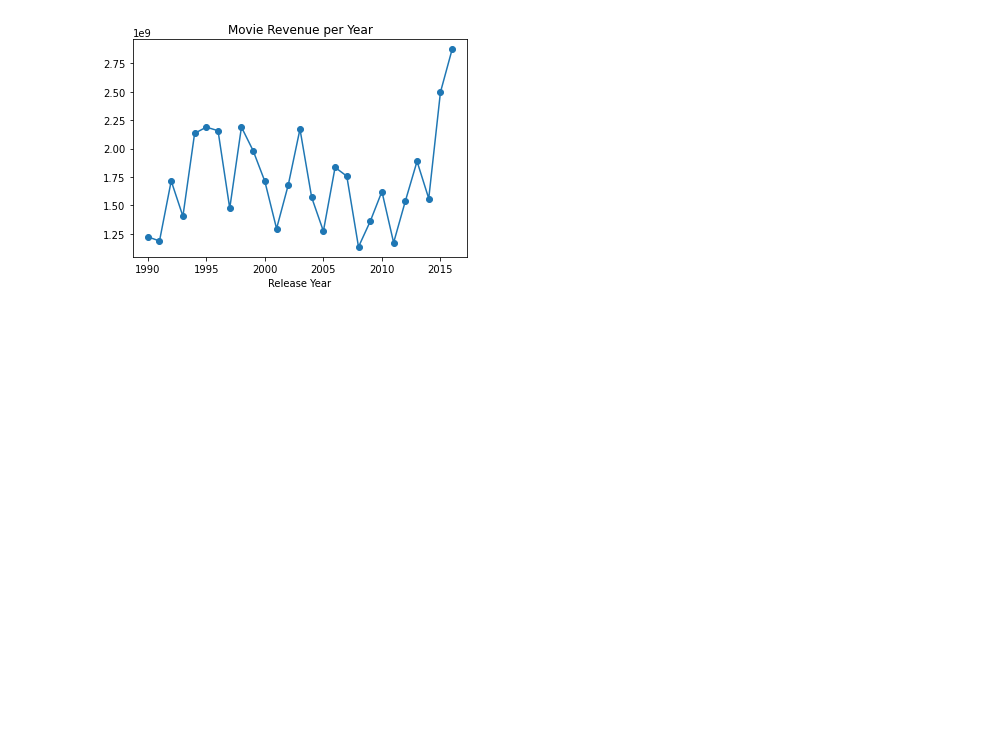
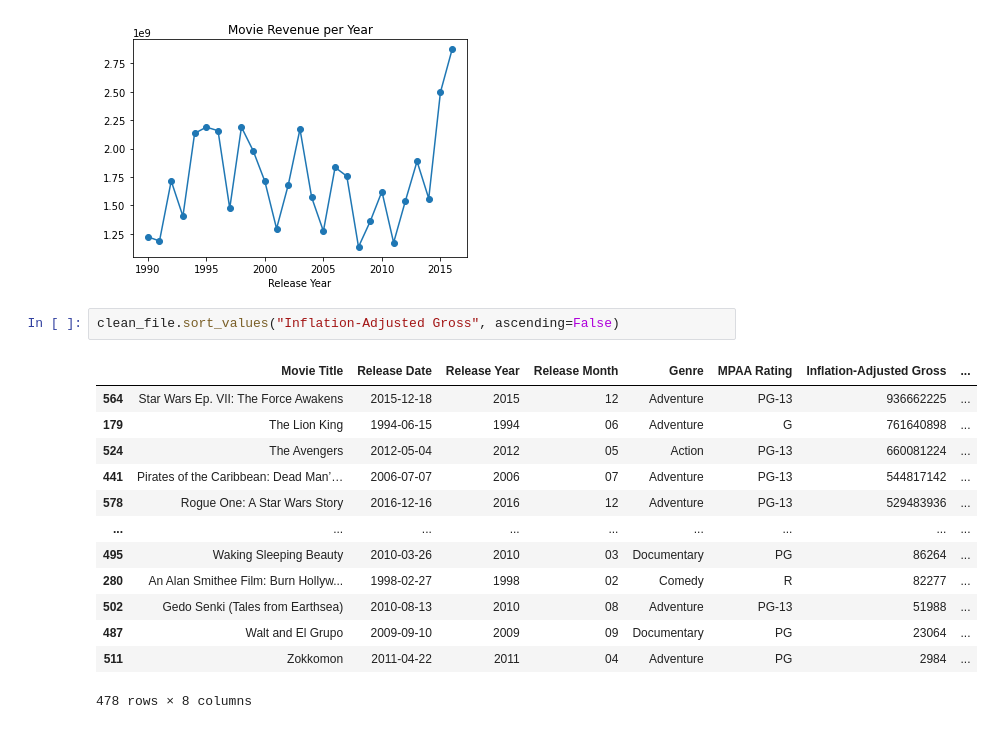
Before and after one commit to robinkhan1984/Disney_Movies, a Jupyter notebook: Disney_data.ipynb, the cells around one changed output. Cells and saved outputs as stored; diff of their text form; blank space fills up the shorter version.

Commit message:
top movies

```diff
--- a/Disney_data.ipynb
+++ b/Disney_data.ipynb
@@ -160,3 +160,19 @@ year_sum.plot.line(x = "Release Year", y = year_sum,
 plt.show()
 # %% [output]
 [figure]
+# %%
+clean_file.sort_values("Inflation-Adjusted Gross", ascending=False)
+# %% [output]
+|  | Movie Title | Release Date | Release Year | Release Month | Genre | MPAA Rating | Inflation-Adjusted Gross | ... |
+| 564 | Star Wars Ep. VII: The Force Awakens | 2015-12-18 | 2015 | 12 | Adventure | PG-13 | 936662225 | ... |
+| 179 | The Lion King | 1994-06-15 | 1994 | 06 | Adventure | G | 761640898 | ... |
+| 524 | The Avengers | 2012-05-04 | 2012 | 05 | Action | PG-13 | 660081224 | ... |
+| 441 | Pirates of the Caribbean: Dead Man’… | 2006-07-07 | 2006 | 07 | Adventure | PG-13 | 544817142 | ... |
+| 578 | Rogue One: A Star Wars Story | 2016-12-16 | 2016 | 12 | Adventure | PG-13 | 529483936 | ... |
+| ... | ... | ... | ... | ... | ... | ... | ... | ... |
+| 495 | Waking Sleeping Beauty | 2010-03-26 | 2010 | 03 | Documentary | PG | 86264 | ... |
+| 280 | An Alan Smithee Film: Burn Hollyw... | 1998-02-27 | 1998 | 02 | Comedy | R | 82277 | ... |
+| 502 | Gedo Senki (Tales from Earthsea) | 2010-08-13 | 2010 | 08 | Adventure | PG-13 | 51988 | ... |
+| 487 | Walt and El Grupo | 2009-09-10 | 2009 | 09 | Documentary | PG | 23064 | ... |
+| 511 | Zokkomon | 2011-04-22 | 2011 | 04 | Adventure | PG | 2984 | ... |
+478 rows × 8 columns
```
